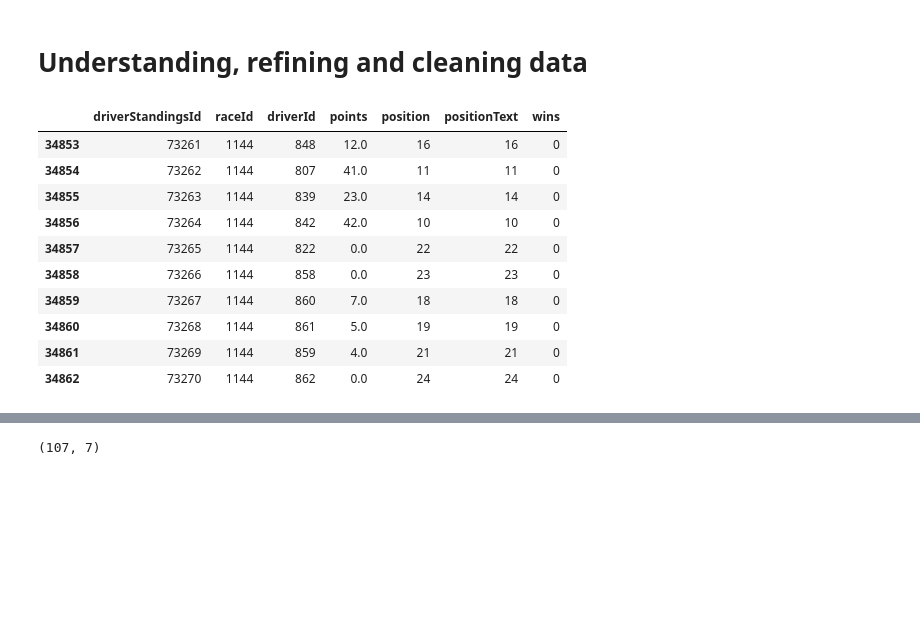
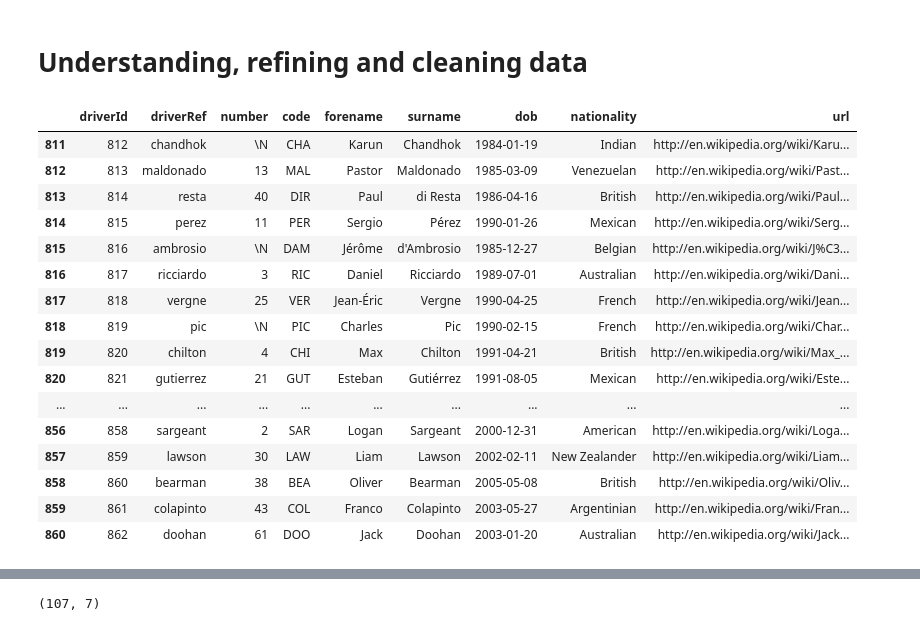
Before and after one commit to Ognjeniii/f1-predictions, a Jupyter notebook: F1.ipynb, the cells around one changed output, grey strips where cells are left out. Cells and saved outputs as stored; diff of their text form; code cells hidden in the pictures; blank space fills up the shorter version.

```diff
--- a/F1.ipynb
+++ b/F1.ipynb
@@ -29,20 +29,26 @@ status = pd.read_csv('data/status.csv')
 # %% [markdown]
 # Understanding, refining and cleaning data
 # %%
-driver_standings.tail(10)
+drivers.tail(50)
 #drivers[drivers['driverId'] == 830]
 # %% [output]
-|  | driverStandingsId | raceId | driverId | points | position | positionText | wins |
-| 34853 | 73261 | 1144 | 848 | 12.0 | 16 | 16 | 0 |
-| 34854 | 73262 | 1144 | 807 | 41.0 | 11 | 11 | 0 |
-| 34855 | 73263 | 1144 | 839 | 23.0 | 14 | 14 | 0 |
-| 34856 | 73264 | 1144 | 842 | 42.0 | 10 | 10 | 0 |
-| 34857 | 73265 | 1144 | 822 | 0.0 | 22 | 22 | 0 |
-| 34858 | 73266 | 1144 | 858 | 0.0 | 23 | 23 | 0 |
-| 34859 | 73267 | 1144 | 860 | 7.0 | 18 | 18 | 0 |
-| 34860 | 73268 | 1144 | 861 | 5.0 | 19 | 19 | 0 |
-| 34861 | 73269 | 1144 | 859 | 4.0 | 21 | 21 | 0 |
-| 34862 | 73270 | 1144 | 862 | 0.0 | 24 | 24 | 0 |
+|  | driverId | driverRef | number | code | forename | surname | dob | nationality | url |
+| 811 | 812 | chandhok | \N | CHA | Karun | Chandhok | 1984-01-19 | Indian | http://en.wikipedia.org/wiki/Karu... |
+| 812 | 813 | maldonado | 13 | MAL | Pastor | Maldonado | 1985-03-09 | Venezuelan | http://en.wikipedia.org/wiki/Past... |
+| 813 | 814 | resta | 40 | DIR | Paul | di Resta | 1986-04-16 | British | http://en.wikipedia.org/wiki/Paul... |
+| 814 | 815 | perez | 11 | PER | Sergio | Pérez | 1990-01-26 | Mexican | http://en.wikipedia.org/wiki/Serg... |
+| 815 | 816 | ambrosio | \N | DAM | Jérôme | d'Ambrosio | 1985-12-27 | Belgian | http://en.wikipedia.org/wiki/J%C3... |
+| 816 | 817 | ricciardo | 3 | RIC | Daniel | Ricciardo | 1989-07-01 | Australian | http://en.wikipedia.org/wiki/Dani... |
+| 817 | 818 | vergne | 25 | VER | Jean-Éric | Vergne | 1990-04-25 | French | http://en.wikipedia.org/wiki/Jean... |
+| 818 | 819 | pic | \N | PIC | Charles | Pic | 1990-02-15 | French | http://en.wikipedia.org/wiki/Char... |
+| 819 | 820 | chilton | 4 | CHI | Max | Chilton | 1991-04-21 | British | http://en.wikipedia.org/wiki/Max_... |
+| 820 | 821 | gutierrez | 21 | GUT | Esteban | Gutiérrez | 1991-08-05 | Mexican | http://en.wikipedia.org/wiki/Este... |
+| ... | ... | ... | ... | ... | ... | ... | ... | ... | ... |
+| 856 | 858 | sargeant | 2 | SAR | Logan | Sargeant | 2000-12-31 | American | http://en.wikipedia.org/wiki/Loga... |
+| 857 | 859 | lawson | 30 | LAW | Liam | Lawson | 2002-02-11 | New Zealander | http://en.wikipedia.org/wiki/Liam... |
+| 858 | 860 | bearman | 38 | BEA | Oliver | Bearman | 2005-05-08 | British | http://en.wikipedia.org/wiki/Oliv... |
+| 859 | 861 | colapinto | 43 | COL | Franco | Colapinto | 2003-05-27 | Argentinian | http://en.wikipedia.org/wiki/Fran... |
+| 860 | 862 | doohan | 61 | DOO | Jack | Doohan | 2003-01-20 | Australian | http://en.wikipedia.org/wiki/Jack... |
 # %%
 races = races[races['year'] >= 2020]
 # %%
```
Also changed, not shown: parts of 33 cells of this notebook.
